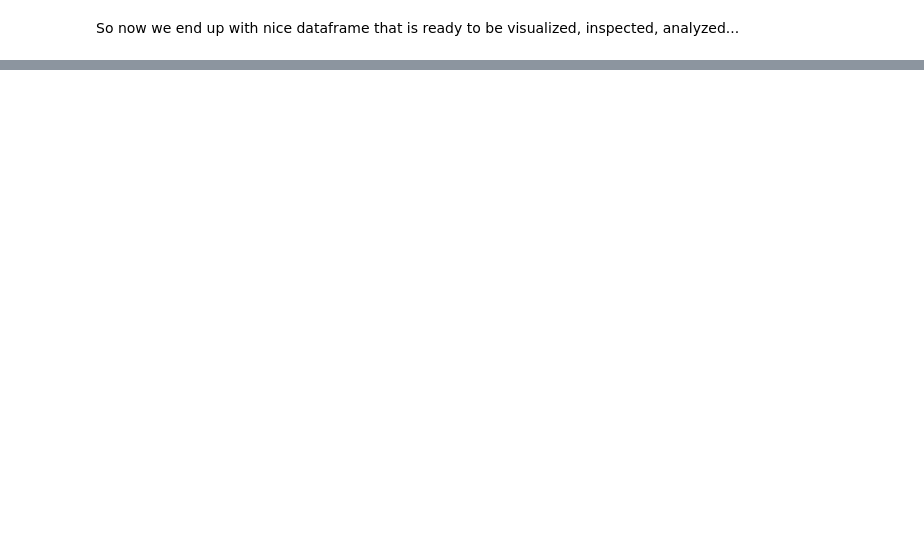
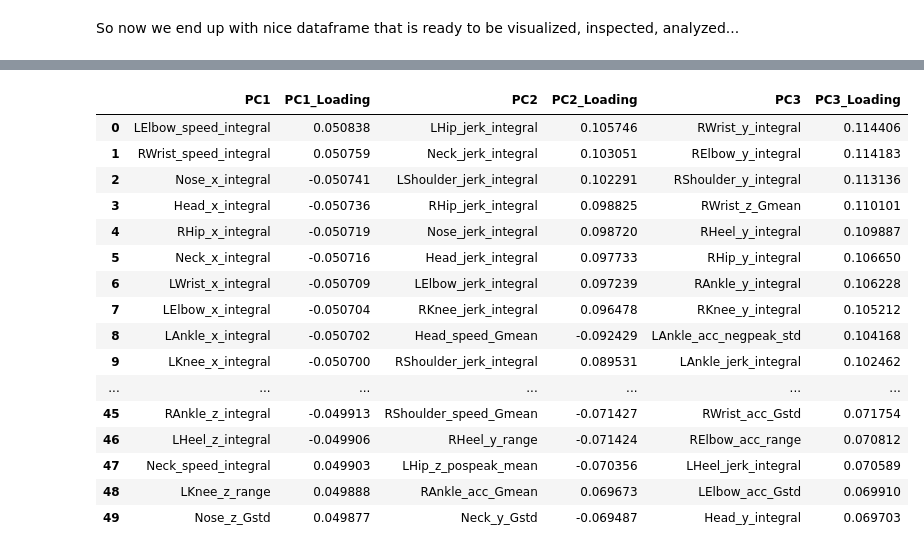
Before and after one commit to macedomarianoel/envisionBOX_SummerschoolAmsterdam2025-1, a Jupyter notebook: Day4_MultimodalMerging/2_Analysis.ipynb, the cells around one changed output, grey strips where cells are left out. Saved outputs shown, nothing was run; the diff lists cells and outputs as text; code cells hidden in the pictures; blank space fills up the shorter version.

```diff
--- a/Day4_MultimodalMerging/2_Analysis.ipynb
+++ b/Day4_MultimodalMerging/2_Analysis.ipynb
@@ -342,0 +345,12 @@ cluster sizes and distances are not meaningful!!!
+# %%
+# We first need to create column that will represent the categories we are interested in - let's say movement vs gesture
+features_df['category'] = features_df['movid'].apply(lambda x: 'gesture' if 'gesture' in x else 'movement')
+
+# Save the values in separate vector
+category = features_df['category']
+
+# in features_df, keep only numerical cols
+features_df = features_df.select_dtypes(include=['float64','int64'])
+
+# Add the category column to the features_df
+features_df['category'] = category
@@ -342,0 +359,3 @@ cluster sizes and distances are not meaningful!!!
+# %%
+# fill in with 0
+features_df = features_df.fillna(0)
@@ -342,0 +462,41 @@ cluster sizes and distances are not meaningful!!!
+# %%
+# Number of principal components
+n_pcs = 3
+
+# Feature names (excluding target column)
+feature_names = features_df.columns[:-1]
+
+# Create storage for the ordered feature names and loadings
+results_dict = {}
+
+for i in range(n_pcs):
+    # Get all features sorted by absolute loading values
+    sorted_indices = np.abs(pca.components_[i]).argsort()[::-1]
+    sorted_features = feature_names[sorted_indices]  # Feature names
+    sorted_loadings = pca.components_[i, sorted_indices]  # Loadings
+
+    # Store in dictionary
+    results_dict[f'PC{i+1}'] = sorted_features.values
+    results_dict[f'PC{i+1}_Loading'] = sorted_loadings
+
+# Convert dictionary to DataFrame
+results_df = pd.DataFrame(results_dict)
+results_df.head(50)
+# %% [output]
+|  | PC1 | PC1_Loading | PC2 | PC2_Loading | PC3 | PC3_Loading |
+| 0 | LElbow_speed_integral | 0.050838 | LHip_jerk_integral | 0.105746 | RWrist_y_integral | 0.114406 |
+| 1 | RWrist_speed_integral | 0.050759 | Neck_jerk_integral | 0.103051 | RElbow_y_integral | 0.114183 |
+| 2 | Nose_x_integral | -0.050741 | LShoulder_jerk_integral | 0.102291 | RShoulder_y_integral | 0.113136 |
+| 3 | Head_x_integral | -0.050736 | RHip_jerk_integral | 0.098825 | RWrist_z_Gmean | 0.110101 |
+| 4 | RHip_x_integral | -0.050719 | Nose_jerk_integral | 0.098720 | RHeel_y_integral | 0.109887 |
+| 5 | Neck_x_integral | -0.050716 | Head_jerk_integral | 0.097733 | RHip_y_integral | 0.106650 |
+| 6 | LWrist_x_integral | -0.050709 | LElbow_jerk_integral | 0.097239 | RAnkle_y_integral | 0.106228 |
+| 7 | LElbow_x_integral | -0.050704 | RKnee_jerk_integral | 0.096478 | RKnee_y_integral | 0.105212 |
+| 8 | LAnkle_x_integral | -0.050702 | Head_speed_Gmean | -0.092429 | LAnkle_acc_negpeak_std | 0.104168 |
+| 9 | LKnee_x_integral | -0.050700 | RShoulder_jerk_integral | 0.089531 | LAnkle_jerk_integral | 0.102462 |
+| ... | ... | ... | ... | ... | ... | ... |
+| 45 | RAnkle_z_integral | -0.049913 | RShoulder_speed_Gmean | -0.071427 | RWrist_acc_Gstd | 0.071754 |
+| 46 | LHeel_z_integral | -0.049906 | RHeel_y_range | -0.071424 | RElbow_acc_range | 0.070812 |
+| 47 | Neck_speed_integral | 0.049903 | LHip_z_pospeak_mean | -0.070356 | LHeel_jerk_integral | 0.070589 |
+| 48 | LKnee_z_range | 0.049888 | RAnkle_acc_Gmean | 0.069673 | LElbow_acc_Gstd | 0.069910 |
+| 49 | Nose_z_Gstd | 0.049877 | Neck_y_Gstd | -0.069487 | Head_y_integral | 0.069703 |
```
Also changed, not shown: parts of 22 cells of this notebook.
